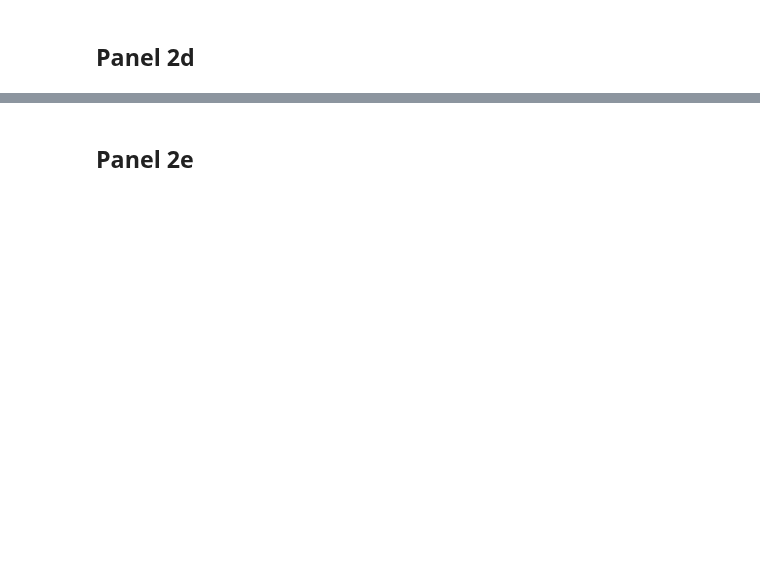
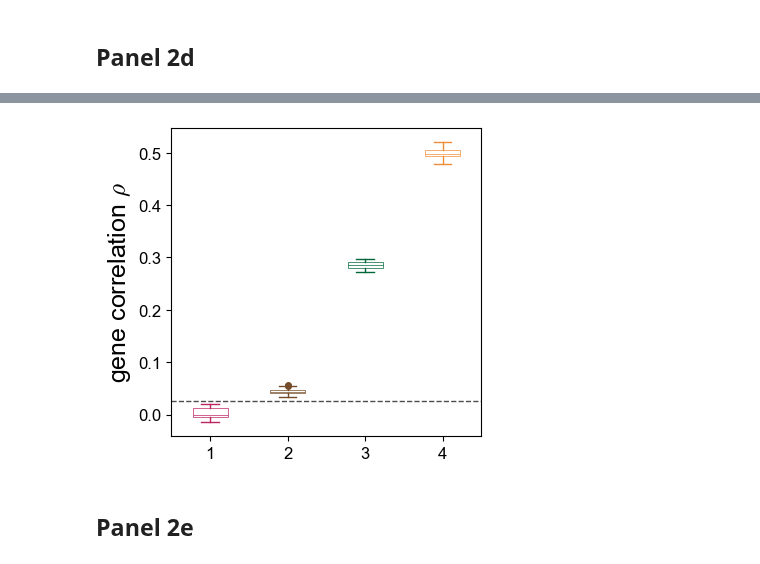
Before and after one commit to GoyalLab/TwINFER, a Jupyter notebook: scripts_to_plot_figures/figure_2.ipynb, the cells around one changed output, grey strips where cells are left out. Drawn from its saved outputs; the diff is of its cells as text; code cells hidden in the pictures; blank space fills up the shorter version.

```diff
--- a/scripts_to_plot_figures/figure_2.ipynb
+++ b/scripts_to_plot_figures/figure_2.ipynb
@@ -92,51 +117,53 @@ box = ax.boxplot(all_values, labels=labels_plot, patch_artist=True, showfliers=T
 
 # Style each component with matching color
 # Change this line:
 for patch, color in zip(box['boxes'], colors):
     patch.set_facecolor('none')
     patch.set_edgecolor(color)  # Use set_color() instead of set_edgecolor()
     patch.set_linewidth(0.5)
 
 for whisker, color in zip(box['whiskers'], [c for c in colors for _ in (0, 1)]):
     whisker.set_color(color)
 
 for cap, color in zip(box['caps'], [c for c in colors for _ in (0, 1)]):
     cap.set_color(color)
 
 for median, color in zip(box['medians'], colors):
     median.set_color(color)
     median.set_linewidth(0.5)
 
 for flier, color in zip(box['fliers'], colors):
     flier.set_markerfacecolor(color)
     flier.set_markeredgecolor(color)
     flier.set_markersize(4)
 
 # DISABLE CLIPPING for all elements (prevents masks in Illustrator)
 for element_list in [box['boxes'], box['whiskers'], box['caps'], box['medians']]:
     for element in element_list:
         element.set_clip_on(False)
 
-plt.savefig(f'{path_to_plots}/gene_gene_correlation.png',
-           format='png',
-           bbox_inches='tight',
-           facecolor='none',      # Transparent figure background
-           edgecolor='none',      # No edge color
-           transparent=True)      # Ensure transparency
-plt.savefig(f'{path_to_plots}/gene_gene_correlation.svg',
-           format='svg',
-           bbox_inches='tight',
-           facecolor='none',      # Transparent figure background
-           edgecolor='none',      # No edge color
-           transparent=True)      # Ensure transparency
-plt.savefig(f'{path_to_plots}/gene_gene_correlation.pdf',
-           format='pdf',
-           bbox_inches='tight',
-           facecolor='none',      # Transparent figure background
-           edgecolor='none',      # No edge color
-           transparent=True)      # Ensure transparency
+# plt.savefig(f'{path_to_plots}/gene_gene_correlation.png',
+#            format='png',
+#            bbox_inches='tight',
+#            facecolor='none',      # Transparent figure background
+#            edgecolor='none',      # No edge color
+#            transparent=True)      # Ensure transparency
+# plt.savefig(f'{path_to_plots}/gene_gene_correlation.svg',
+#            format='svg',
+#            bbox_inches='tight',
+#            facecolor='none',      # Transparent figure background
+#            edgecolor='none',      # No edge color
+#            transparent=True)      # Ensure transparency
+# plt.savefig(f'{path_to_plots}/gene_gene_correlation.pdf',
+#            format='pdf',
+#            bbox_inches='tight',
+#            facecolor='none',      # Transparent figure background
+#            edgecolor='none',      # No edge color
+#            transparent=True)      # Ensure transparency
 
 plt.show()
+# %% [output]
+[figure, added]
 # %% [markdown]
 ## Panel 2e
 # %%
```
Also changed, not shown: parts of 4 cells of this notebook, 7 other files.
